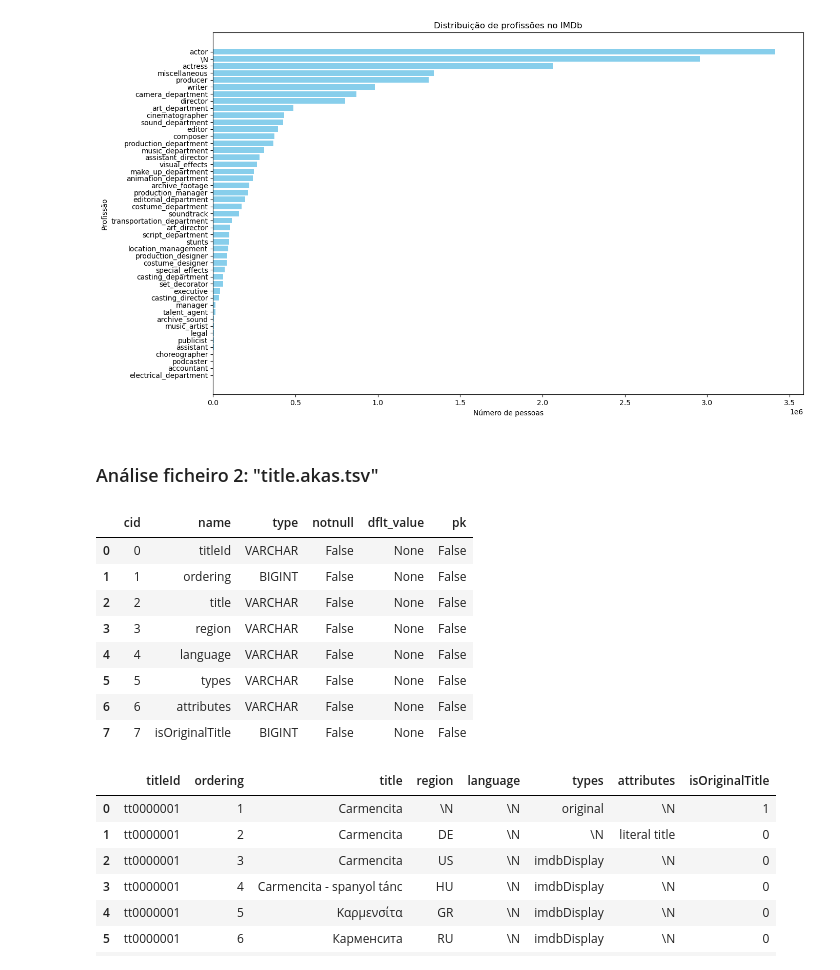
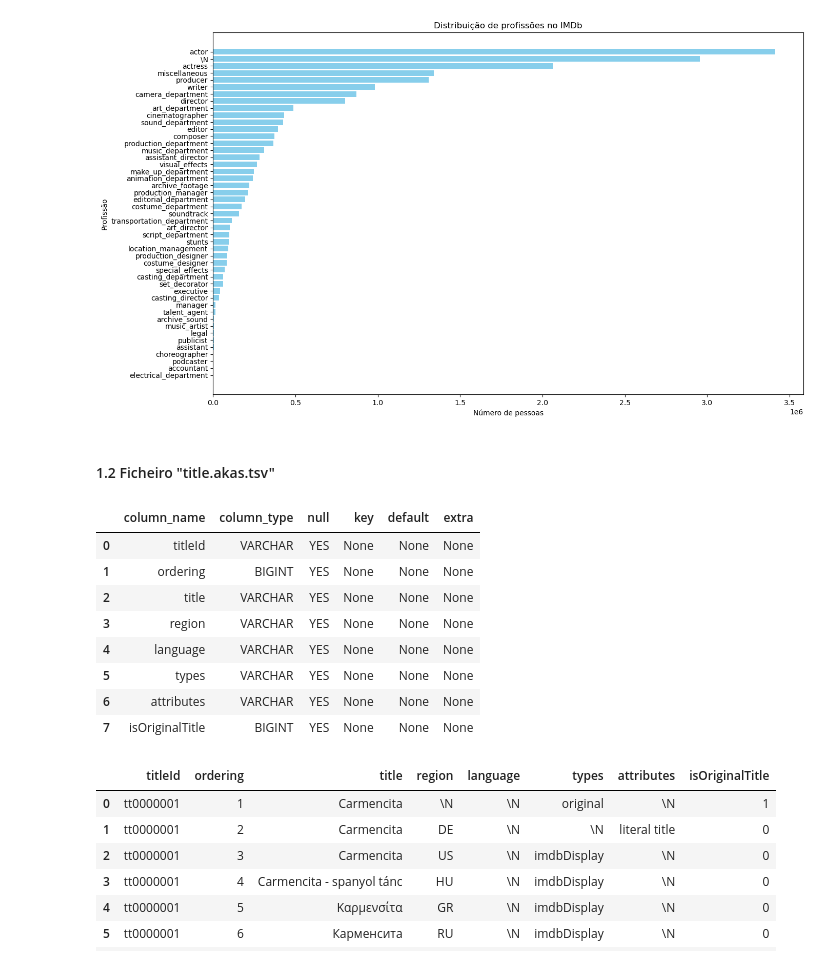
Before and after one commit to sergiopatinha/BigDataFoundations, a Jupyter notebook: notebooks/1.7 - Data Enrichment.ipynb, the cells around one changed output. Drawn from its saved outputs; the diff is of its cells as text; code cells hidden in the pictures.

```diff
--- a/notebooks/1.7 - Data Enrichment.ipynb
+++ b/notebooks/1.7 - Data Enrichment.ipynb
@@ -9,9 +9,10 @@ import matplotlib.pyplot as plt
 import numpy as np
 
 # cria ou liga se já existir:
-#con = duckdb.connect("movielens100K.duckdb")
+con = duckdb.connect("movielens100K.duckdb")
+
 #criamos um ficheiro duckdb diferent porque se calhar nem todas as tabelas irão ser juntas às tabelas do movielens
-con = duckdb.connect("imdb_dataset.duckdb")
+#con = duckdb.connect("imdb_dataset.duckdb")
 # %%
 IMDB_DIR = Path("..") / "data" / "Imdb"
 IMDB_DIR
@@ -129,6 +131,6 @@ plt.show()
 # %% [output]
 [figure]
 # %% [markdown]
-### Análise ficheiro 2: "title.akas.tsv"
+#### 1.2 Ficheiro "title.akas.tsv"
 # %%
 con.sql(f"""
@@ -137,17 +139,17 @@ SELECT *
 FROM read_csv_auto('{IMDB_DIR / "title.akas.tsv"}', delim='\t', header=TRUE)
 """)
 # %%
-con.sql("PRAGMA table_info('imdb_title_akas')").df()
+con.sql("DESCRIBE imdb_title_akas").df()
 # %% [output]
-|  | cid | name | type | notnull | dflt_value | pk |
-| 0 | 0 | titleId | VARCHAR | False | None | False |
-| 1 | 1 | ordering | BIGINT | False | None | False |
-| 2 | 2 | title | VARCHAR | False | None | False |
-| 3 | 3 | region | VARCHAR | False | None | False |
-| 4 | 4 | language | VARCHAR | False | None | False |
-| 5 | 5 | types | VARCHAR | False | None | False |
-| 6 | 6 | attributes | VARCHAR | False | None | False |
-| 7 | 7 | isOriginalTitle | BIGINT | False | None | False |
+|  | column_name | column_type | null | key | default | extra |
+| 0 | titleId | VARCHAR | YES | None | None | None |
+| 1 | ordering | BIGINT | YES | None | None | None |
+| 2 | title | VARCHAR | YES | None | None | None |
+| 3 | region | VARCHAR | YES | None | None | None |
+| 4 | language | VARCHAR | YES | None | None | None |
+| 5 | types | VARCHAR | YES | None | None | None |
+| 6 | attributes | VARCHAR | YES | None | None | None |
+| 7 | isOriginalTitle | BIGINT | YES | None | None | None |
 # %%
 con.sql("SELECT * FROM imdb_title_akas LIMIT 10").df()
 # %% [output]
```
Also changed, not shown: parts of 63 cells of this notebook, 1 other file.
